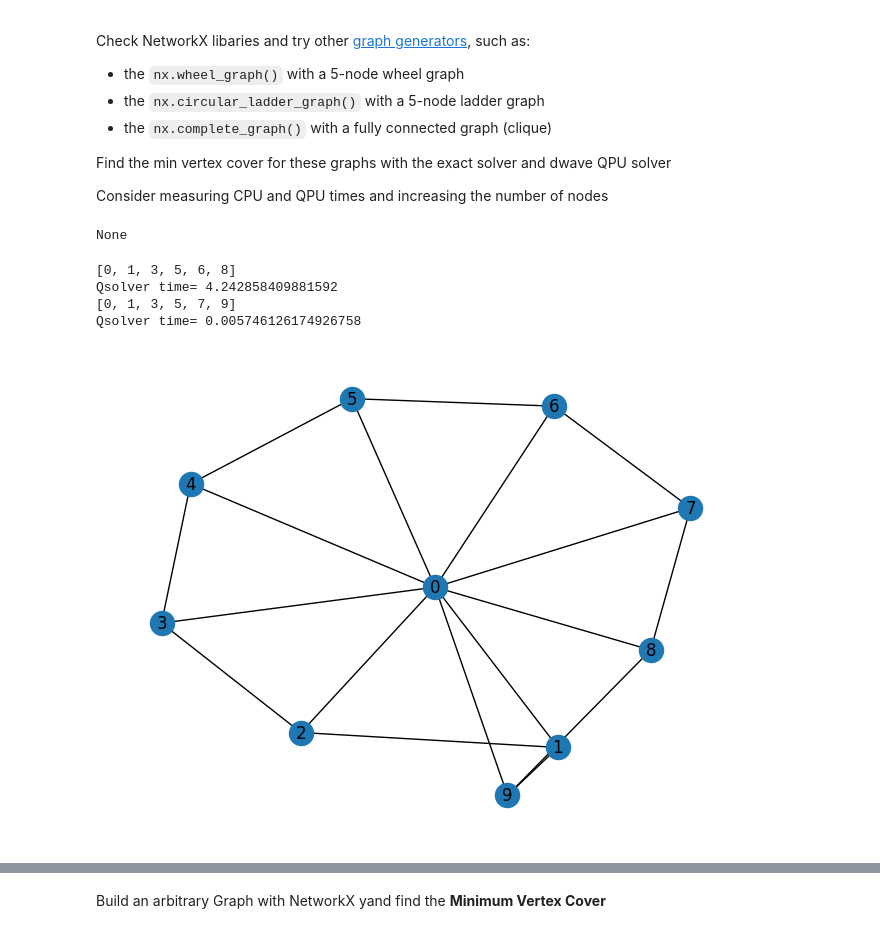
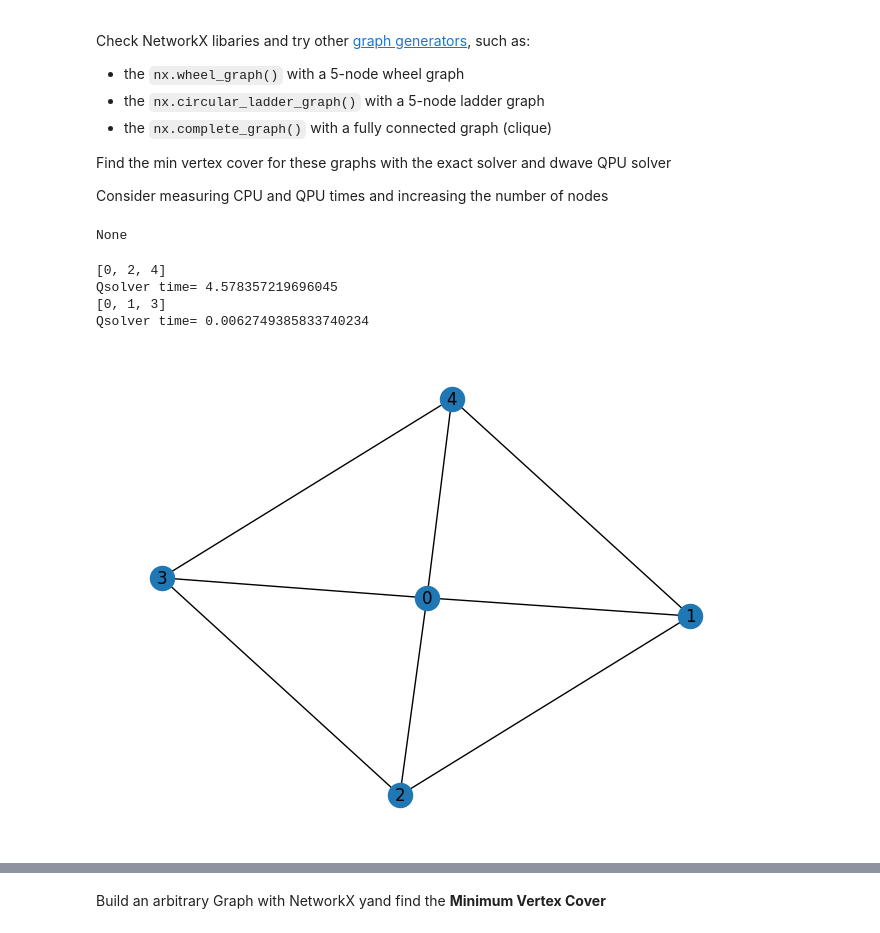
Before and after one commit to JLopard/dwaverepo, a Jupyter notebook: 01_vertex_cover.ipynb, the cells around one changed output, grey strips where cells are left out. Drawn from its saved outputs; the diff is of its cells as text; code cells hidden in the pictures.

```diff
--- a/01_vertex_cover.ipynb
+++ b/01_vertex_cover.ipynb
@@ -99,41 +99,29 @@ Consider measuring CPU and QPU times and increasing the number of nodes
 # %%
 import networkx as nx
 import dwave_networkx as dnx
 from dwave.system.samplers import DWaveSampler
 from dwave.system.composites import EmbeddingComposite
 from dimod.reference.samplers import ExactSolver
 
 #Creamos un grafo de rueda
-wg10 = nx.wheel_graph(10)
-display(nx.draw(wg10,with_labels=True))
+wg5 = nx.wheel_graph(5)
+display(nx.draw(wg5,with_labels=True))
 
 #Lo resolvemos en la qpu
 t_init=time.time()
 sampler = EmbeddingComposite(DWaveSampler())
-print(dnx.min_vertex_cover(wg10, sampler))
+print(dnx.min_vertex_cover(wg5, sampler))
 print('Qsolver time=',time.time()-t_init)
 
 #Lo resolvemos en la cpu
 t_init=time.time()
 sampler = ExactSolver()
-print(dnx.min_vertex_cover(wg10, sampler))
+print(dnx.min_vertex_cover(wg5, sampler))
 print('Qsolver time=',time.time()-t_init)
-
-'''
-En mi primera ejecucion obtengo:
-[0, 1, 3, 5, 6, 8]
-Qsolver time= 4.242858409881592
-[0, 1, 3, 5, 7, 9]
-Qsolver time= 0.005746126174926758
-
-La solucion a la que llegan es correcta en ambos casos pero es distinta. A la QPU le cuesta mucho más llegar a ella
-
-
-'''
 # %% [output]
 None
-[0, 1, 3, 5, 6, 8]
-Qsolver time= 4.242858409881592
-[0, 1, 3, 5, 7, 9]
-Qsolver time= 0.005746126174926758
+[0, 2, 4]
+Qsolver time= 4.578357219696045
+[0, 1, 3]
+Qsolver time= 0.0062749385833740234
-[figure, old version]
+[figure, new version]
```
Also changed, not shown: parts of 4 cells of this notebook, 3 other files.
